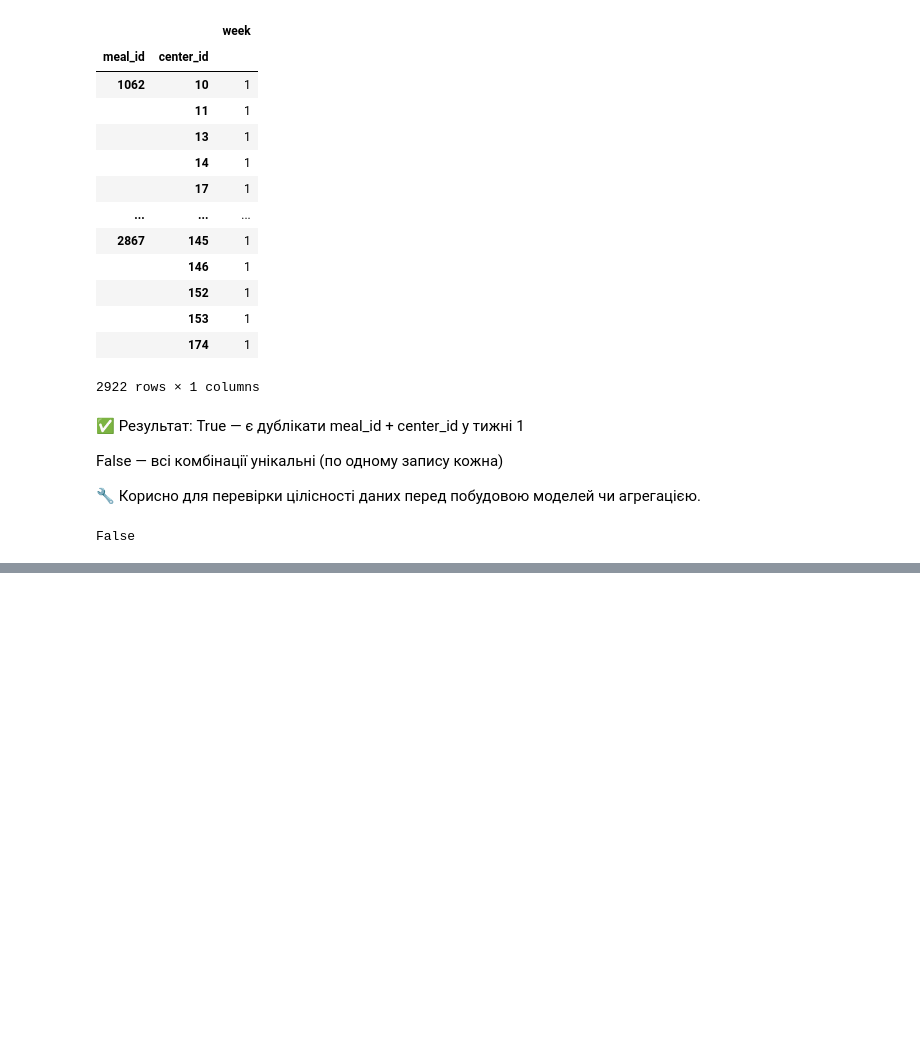
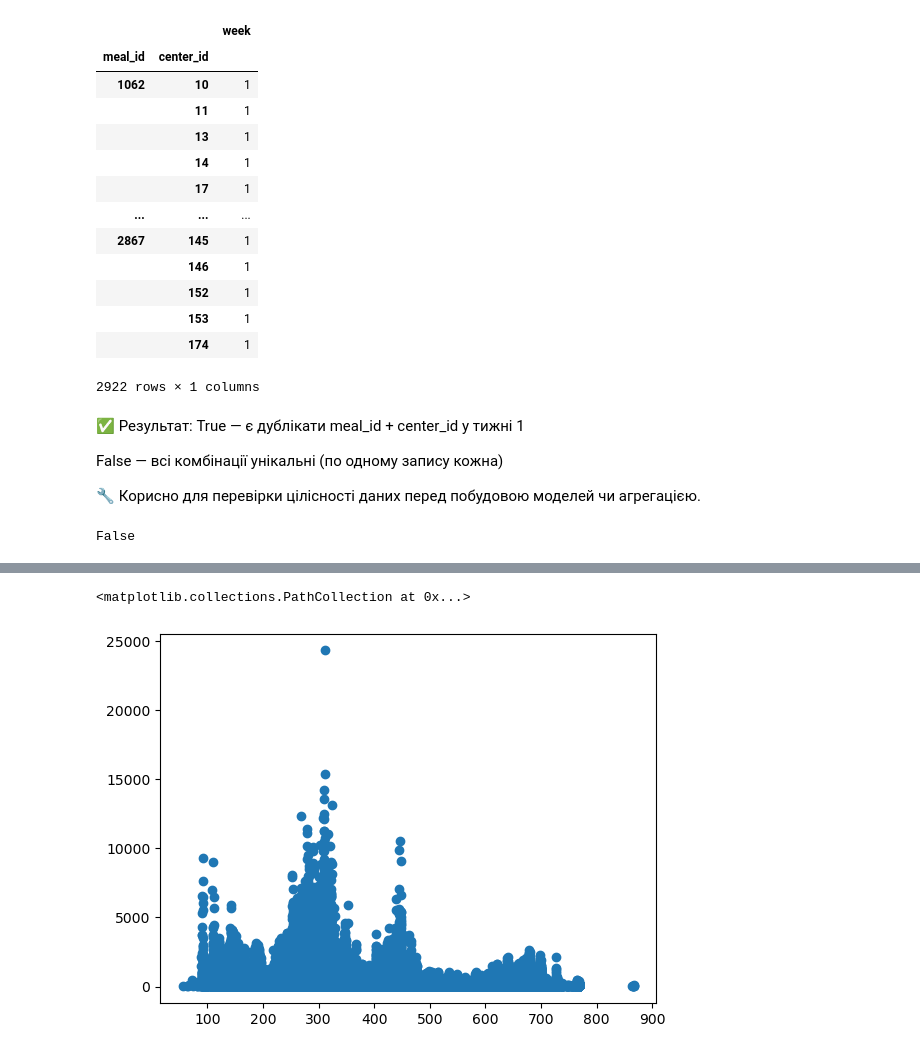
Before and after one commit to SiracencoSerghei/DataScienceHW, a Jupyter notebook: example_kaggle/les_3/supervised_ML_1.ipynb, the cells around one changed output, grey strips where cells are left out. Cells and saved outputs as stored; diff of their text form; code cells hidden in the pictures; blank space fills up the shorter version.

```diff
--- a/example_kaggle/les_3/supervised_ML_1.ipynb
+++ b/example_kaggle/les_3/supervised_ML_1.ipynb
@@ -102,5 +88,10 @@ meal_info_df[["category", "meal_id"]].groupby(["category"]).count()
 # %%
-train_data = train_data.merge(meal_info_df, on="meal_id", how="inner")
+# how="inner" — коли тебе цікавлять лише ті записи, які точно мають meal_id у meal_info_df.
+
+# how="left" — коли ти не хочеш втратити жодного рядка з train_data, навіть якщо для деяких meal_id немає інформації.
+
+# train_data = train_data.merge(meal_info_df, on="meal_id", how="inner")
+train_data = train_data.merge(meal_info_df, on="meal_id", how="left")
 train_data
 # %% [output]
 |  | week | center_id | meal_id | checkout_price | base_price | emailer_for_promotion | homepage_featured | ... |
@@ -226,0 +243,8 @@ False
+# %%
+# train-test-split by hand
+
+df = train_data[:]
+test_data = df[df["week"] ==145]
+train_data = df[df["week"] != 145]
+
+len(train_data), len(test_data)
@@ -226,0 +294,5 @@ False
+# %%
+plt.scatter(train_data["base_price"], train_data["num_orders"])
+# %% [output]
+<matplotlib.collections.PathCollection at 0x...>
+[figure, added]
```
Also changed, not shown: parts of 48 cells of this notebook.
